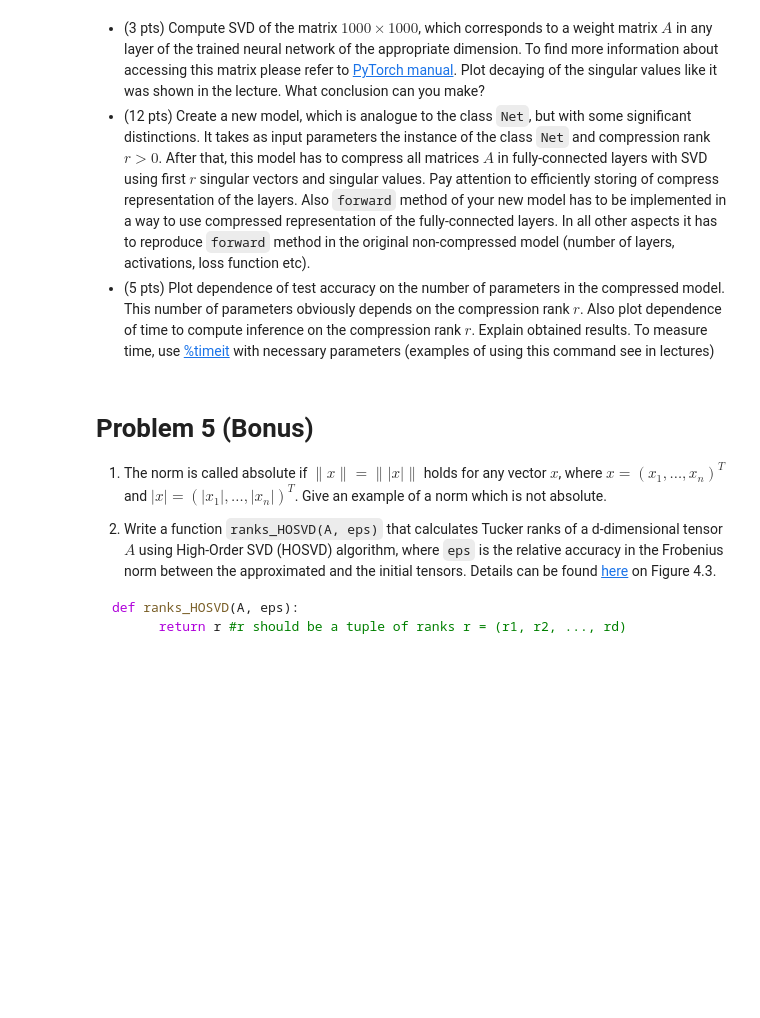
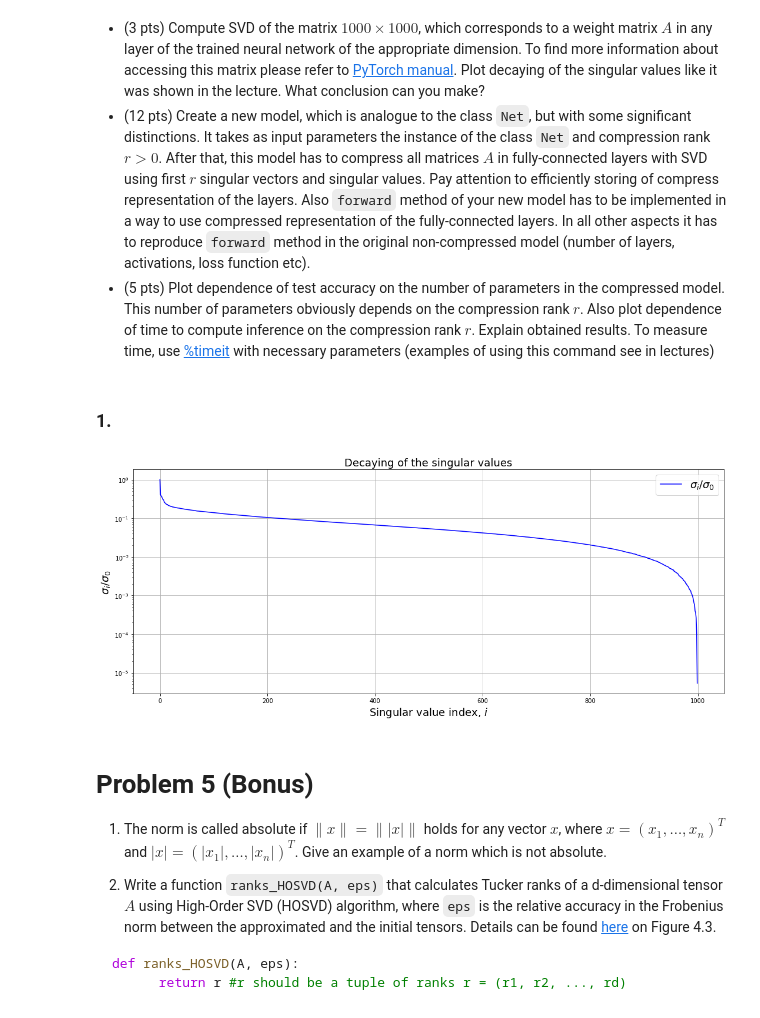
Before and after one commit to albellov/nla, a Jupyter notebook: PS1.ipynb, the cells around one changed output. Cells and saved outputs as stored; diff of their text form; code cells hidden in the pictures; blank space fills up the shorter version.

```diff
--- a/PS1.ipynb
+++ b/PS1.ipynb
@@ -11,9 +11,10 @@ closing price of a stock on day $t$ or number of users on a website in hour $t$.
 
 Below you are given time series example $x \in \mathbb{R}^n$:
 # %%
-def plot_setting(ylim=(-1, 27), title=None):
-    plt.xlabel('t', fontsize=18)
-    plt.ylabel(r'$x_t$', fontsize=18)
+def plot_setting(ylim=(-1, 27), title=None, axis=True):
+    if axis:
+        plt.xlabel('t', fontsize=18)
+        plt.ylabel(r'$x_t$', fontsize=18)
     plt.legend(loc='upper right', fontsize=18)
     plt.title(title, fontsize=18)
 
@@ -624,0 +638,15 @@ weights = layer.parameters()
+# %% [markdown]
+### 1.
+# %%
+# Your solution is here
+weights = model.state_dict()['fc3.weight'].data
+u, s, vt = np.linalg.svd(weights)
+
+plt.figure(figsize=(18, 7))
+plt.semilogy(s/s[0], 'b', label=r'$\sigma_i / \sigma_0$')
+plt.ylabel(r'$\sigma_i / \sigma_0$', fontsize=18)
+plt.xlabel(r'Singular value index, $i$', fontsize=18)
+
+plot_setting(ylim=None, title='Decaying of the singular values', axis=False)
+# %% [output]
+[figure, added]
```
Also changed, not shown: parts of 6 cells of this notebook.
